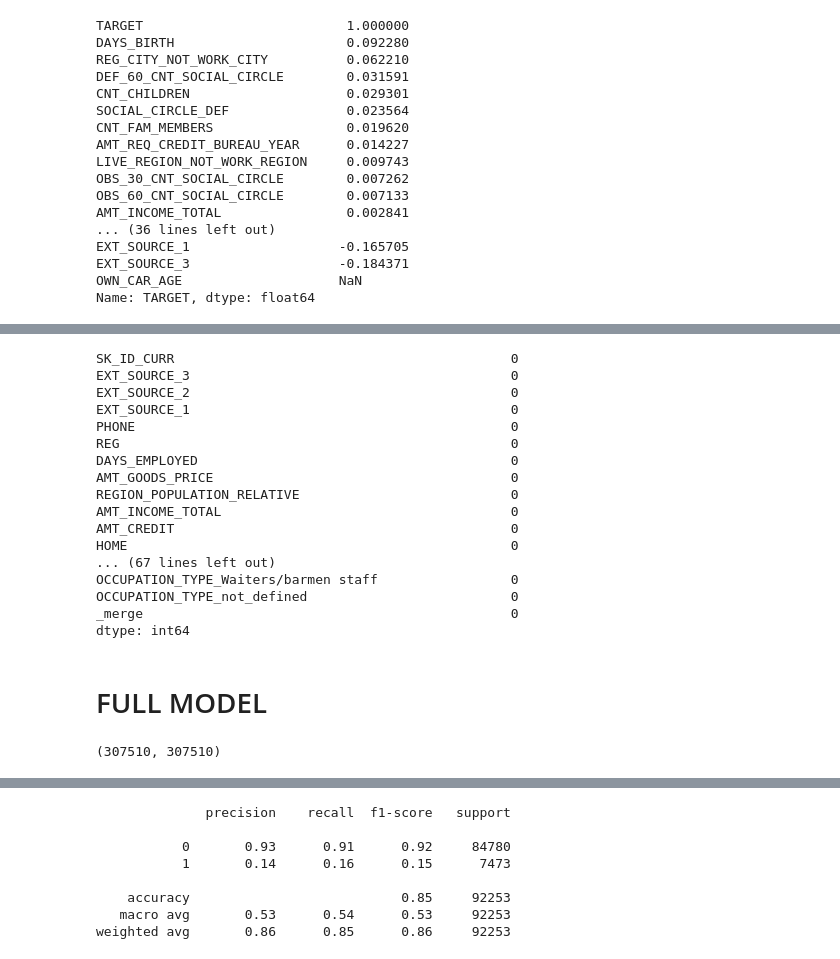
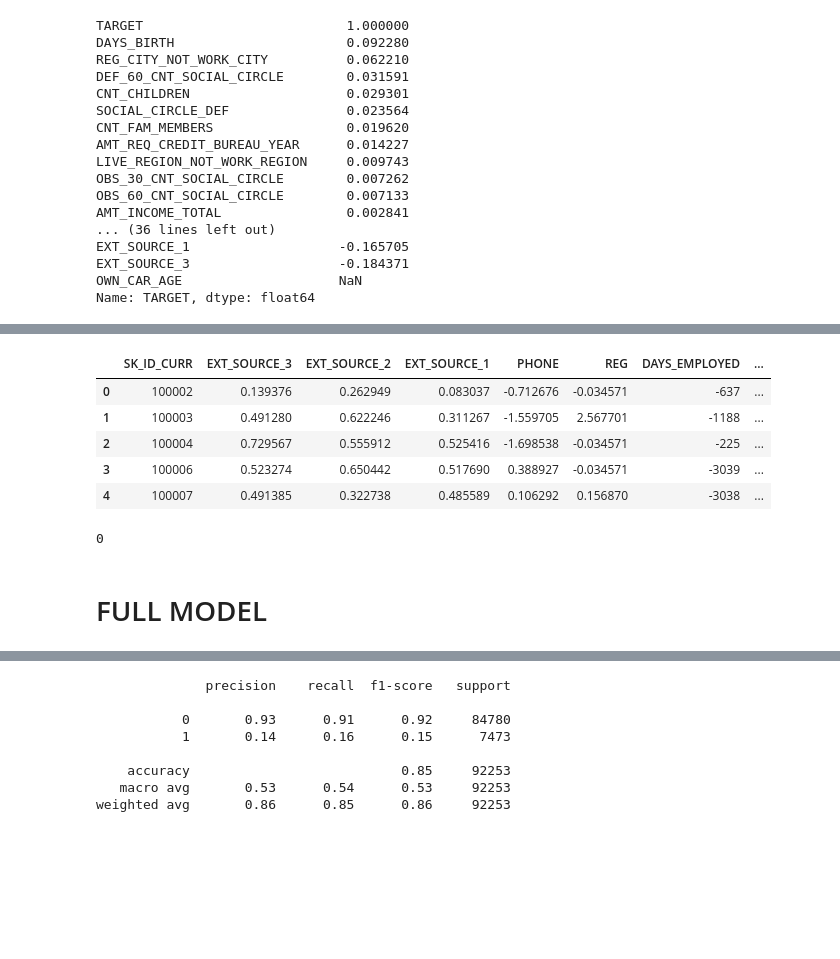
Before and after one commit to ubirajarasegura/CA683-2022-Credit-Risk-Analysis, a Jupyter notebook: analytics_final.ipynb, the cells around one changed output, grey strips where cells are left out. Cells and saved outputs as stored; diff of their text form; code cells hidden in the pictures; blank space fills up the shorter version.

```diff
--- a/analytics_final.ipynb
+++ b/analytics_final.ipynb
@@ -680,26 +820,20 @@ test1.loc[
 test1.loc[
           test1.AMT_ANNUITY.isna()==True, ['AMT_ANNUITY']
          ]  = test1.AMT_ANNUITY.mean()
-# %%
-test1.isna().sum()
-# %% [output]
-SK_ID_CURR                                           0
-EXT_SOURCE_3                                         0
-EXT_SOURCE_2                                         0
-EXT_SOURCE_1                                         0
-PHONE                                                0
-REG                                                  0
-DAYS_EMPLOYED                                        0
-AMT_GOODS_PRICE                                      0
-REGION_POPULATION_RELATIVE                           0
-AMT_INCOME_TOTAL                                     0
-AMT_CREDIT                                           0
-HOME                                                 0
-... (67 lines left out)
-OCCUPATION_TYPE_Waiters/barmen staff                 0
-OCCUPATION_TYPE_not_defined                          0
-_merge                                               0
-dtype: int64
+# %%
+test1.head()
+# %% [output]
+|  | SK_ID_CURR | EXT_SOURCE_3 | EXT_SOURCE_2 | EXT_SOURCE_1 | PHONE | REG | DAYS_EMPLOYED | ... |
+| 0 | 100002 | 0.139376 | 0.262949 | 0.083037 | -0.712676 | -0.034571 | -637 | ... |
+| 1 | 100003 | 0.491280 | 0.622246 | 0.311267 | -1.559705 | 2.567701 | -1188 | ... |
+| 2 | 100004 | 0.729567 | 0.555912 | 0.525416 | -1.698538 | -0.034571 | -225 | ... |
+| 3 | 100006 | 0.523274 | 0.650442 | 0.517690 | 0.388927 | -0.034571 | -3039 | ... |
+| 4 | 100007 | 0.491385 | 0.322738 | 0.485589 | 0.106292 | 0.156870 | -3038 | ... |
+# %%
+#Checking for missing values the whole training dataset
+pd.Series(test1.isna().sum()>0).sum()
+# %% [output]
+0
 # %%
 #test1.dropna(inplace=True)
 # %%
@@ -706,7 +841,3 @@ dtype: int64
 #sns.pairplot(df1)
 # %% [markdown]
 # FULL MODEL
-# %%
-test1.shape[0], df1.shape[0]
-# %% [output]
-(307510, 307510)
```
Also changed, not shown: parts of 109 cells of this notebook.
